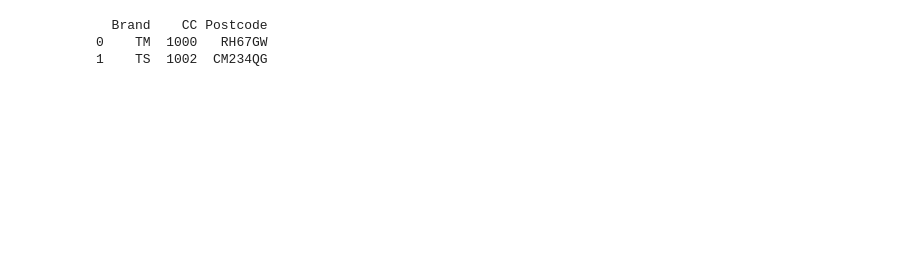
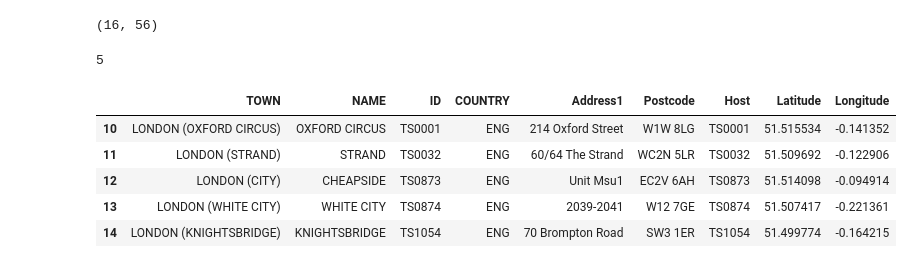
Before and after one commit to ninjananjo/Clothing-Store-Competition, a Jupyter notebook: Clothing Stores by Proximity.ipynb, the cells around one changed output. Cells and saved outputs as stored; diff of their text form; code cells hidden in the pictures; blank space fills up the shorter version.

```diff
--- a/Clothing Stores by Proximity.ipynb
+++ b/Clothing Stores by Proximity.ipynb
@@ -33,8 +44,48 @@ Please update conda by running
 # %%
 df = pd.read_csv("https://raw.githubusercontent.com/ninjananjo/Clothing-Store-Competition/master/StoreLocations.csv")
+df.shape
+# %% [output]
+(16, 56)
-# %%
-print(df)
-# %% [output]
-  Brand    CC Postcode
-0    TM  1000   RH67GW
-1    TS  1002  CM234QG
+# %%
+df = df[['TOWN','NAME','ID','COUNTRY','Address1','Postcode','Host']]
+df = df[df['ID'].str.startswith("TS")]
+# %%
+#Add lontitude and lattitude data
+addresses = df['Postcode']
+addresses_alt = df['Address1']
+latitude = []
+longitude = []
+
+for address in addresses:
+    geolocator = Nominatim(user_agent="ny_explorer")
+    location = geolocator.geocode(address+", UK")
+    location_alt = geolocator.geocode(addresses_alt+", UK")
+    try:
+        latitude.append(location.latitude)
+        longitude.append(location.longitude)
+
+    except AttributeError:
+
+        try:
+            latitude.append(location_alt.latitude)
+            longitude.append(location_alt.longitude)
+        except:
+            latitude.append(0)
+            longitude.append(0)
+
+
+df['Latitude']= latitude
+df['Longitude']= longitude
+# %%
+#remove regions that location information was not available
+df = df[(df['Latitude']!=0)| (df['Longitude']!=0)]
+print(df.shape[0])
+df
+# %% [output]
+5
+|  | TOWN | NAME | ID | COUNTRY | Address1 | Postcode | Host | Latitude | Longitude |
+| 10 | LONDON (OXFORD CIRCUS) | OXFORD CIRCUS | TS0001 | ENG | 214 Oxford Street | W1W 8LG | TS0001 | 51.515534 | -0.141352 |
+| 11 | LONDON (STRAND) | STRAND | TS0032 | ENG | 60/64 The Strand | WC2N 5LR | TS0032 | 51.509692 | -0.122906 |
+| 12 | LONDON (CITY) | CHEAPSIDE | TS0873 | ENG | Unit Msu1 | EC2V 6AH | TS0873 | 51.514098 | -0.094914 |
+| 13 | LONDON (WHITE CITY) | WHITE CITY | TS0874 | ENG | 2039-2041 | W12 7GE | TS0874 | 51.507417 | -0.221361 |
+| 14 | LONDON (KNIGHTSBRIDGE) | KNIGHTSBRIDGE | TS1054 | ENG | 70 Brompton Road | SW3 1ER | TS1054 | 51.499774 | -0.164215 |
```
Also changed, not shown: parts of 6 cells of this notebook.
